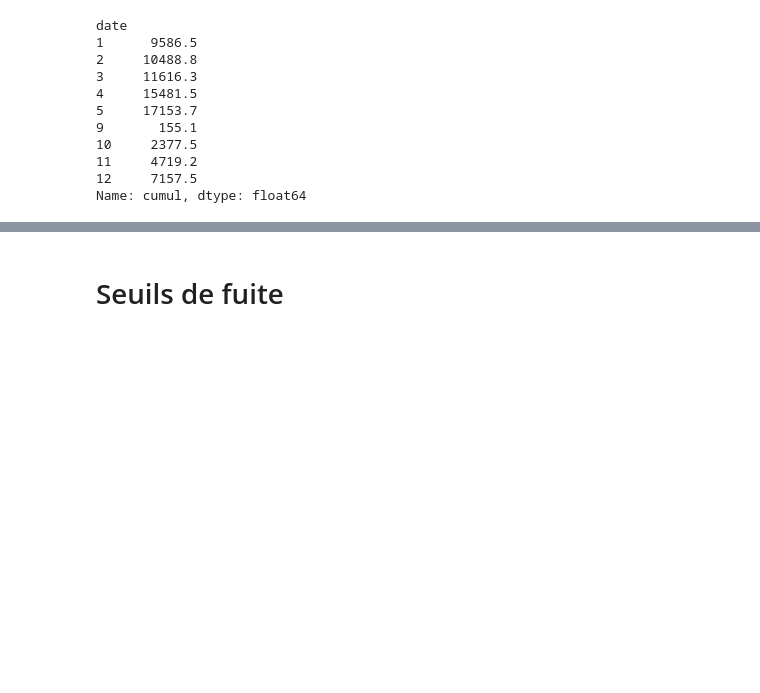
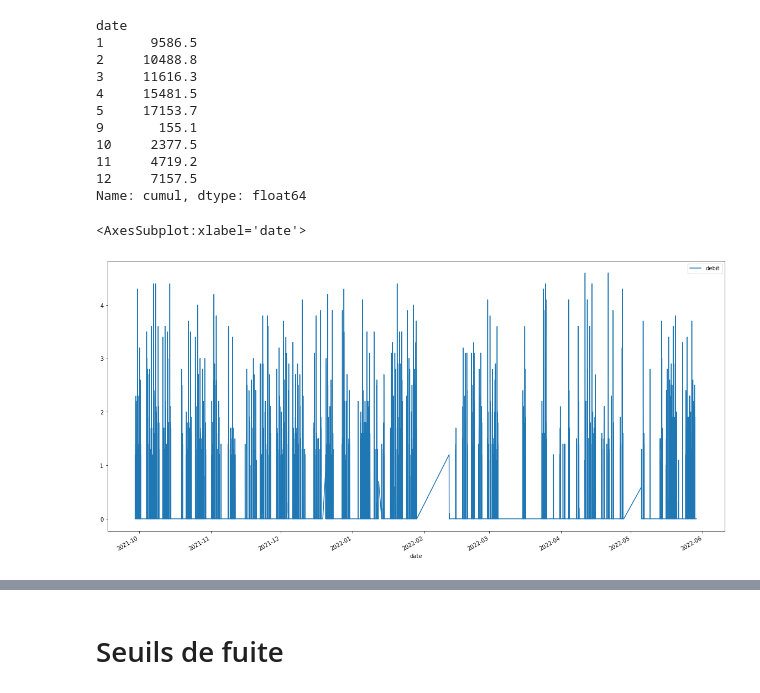
Before and after one commit to Cyrine-afk/Water-Consumption, a Jupyter notebook: Water DB.ipynb, the cells around one changed output, grey strips where cells are left out. Cells and saved outputs as stored; diff of their text form; code cells hidden in the pictures; blank space fills up the shorter version.

```diff
--- a/Water DB.ipynb
+++ b/Water DB.ipynb
@@ -532,3 +534,9 @@ date
 11     4719.2
 12     7157.5
 Name: cumul, dtype: float64
+# %%
+water_json_subset[['debit','date']].plot(kind='line', x='date', y='debit', figsize=(20,10))
+#water_json_subset[['debit']].plot()
+# %% [output]
+<AxesSubplot:xlabel='date'>
+[figure, added]
```
Also changed, not shown: parts of 4 cells of this notebook.
